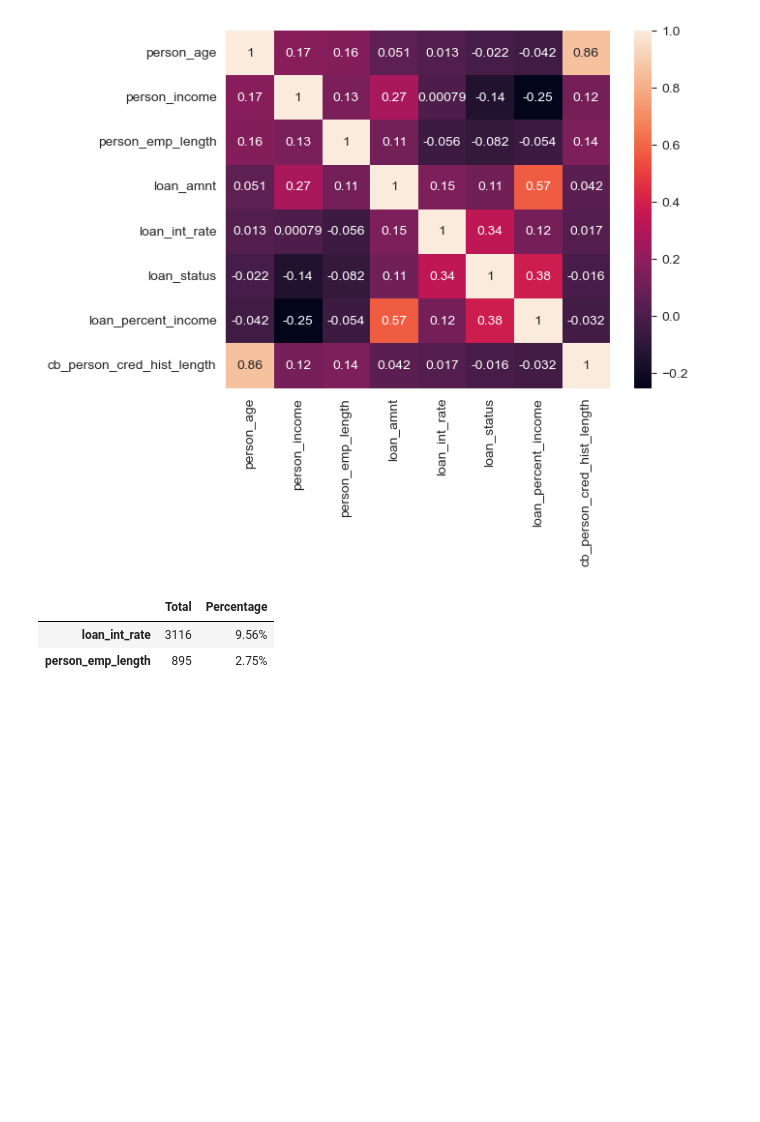
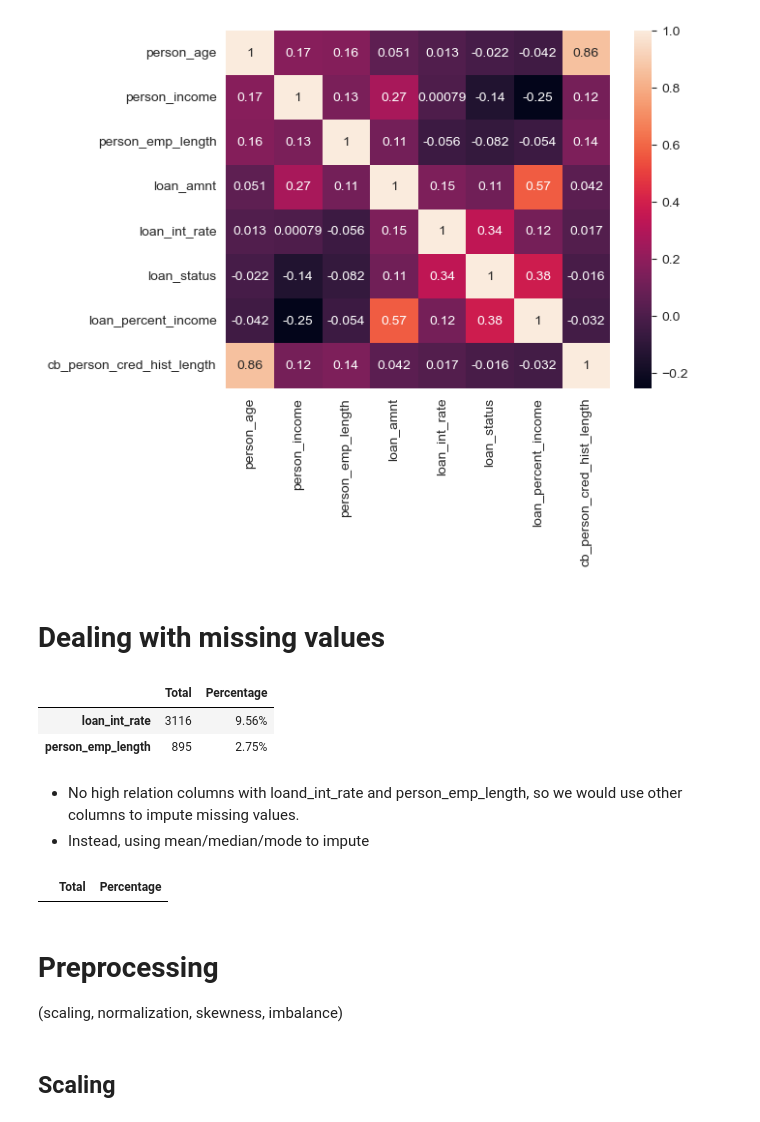
Before and after one commit to chiseanchang0727/kaggle, a Jupyter notebook: credit_risk_prediction/credit_risk_prediction.ipynb, the cells around one changed output. Cells and saved outputs as stored; diff of their text form; code cells hidden in the pictures; blank space fills up the shorter version.

```diff
--- a/credit_risk_prediction/credit_risk_prediction.ipynb
+++ b/credit_risk_prediction/credit_risk_prediction.ipynb
@@ -108,9 +104,14 @@ sns.heatmap(corr_matrix, annot=True)
 # %% [output]
 <Axes: >
 [figure]
+# %% [markdown]
+# Dealing with missing values
 # %%
 missing_value_percentage(data)
 # %% [output]
 |  | Total | Percentage |
 | loan_int_rate | 3116 | 9.56% |
 | person_emp_length | 895 | 2.75% |
+# %% [markdown]
+- No high relation columns with loand_int_rate and person_emp_length, so we would use other columns to impute missing values.
+- Instead, using mean/median/mode to impute
@@ -116,0 +129,4 @@ missing_value_percentage(data)
+# %%
+missing_value_percentage(data)
+# %% [output]
+|  | Total | Percentage |
@@ -116,0 +135,6 @@ missing_value_percentage(data)
+# %% [markdown]
+# Preprocessing
+
+(scaling, normalization, skewness, imbalance)
+# %% [markdown]
+## Scaling
```
Also changed, not shown: parts of 13 cells of this notebook.
